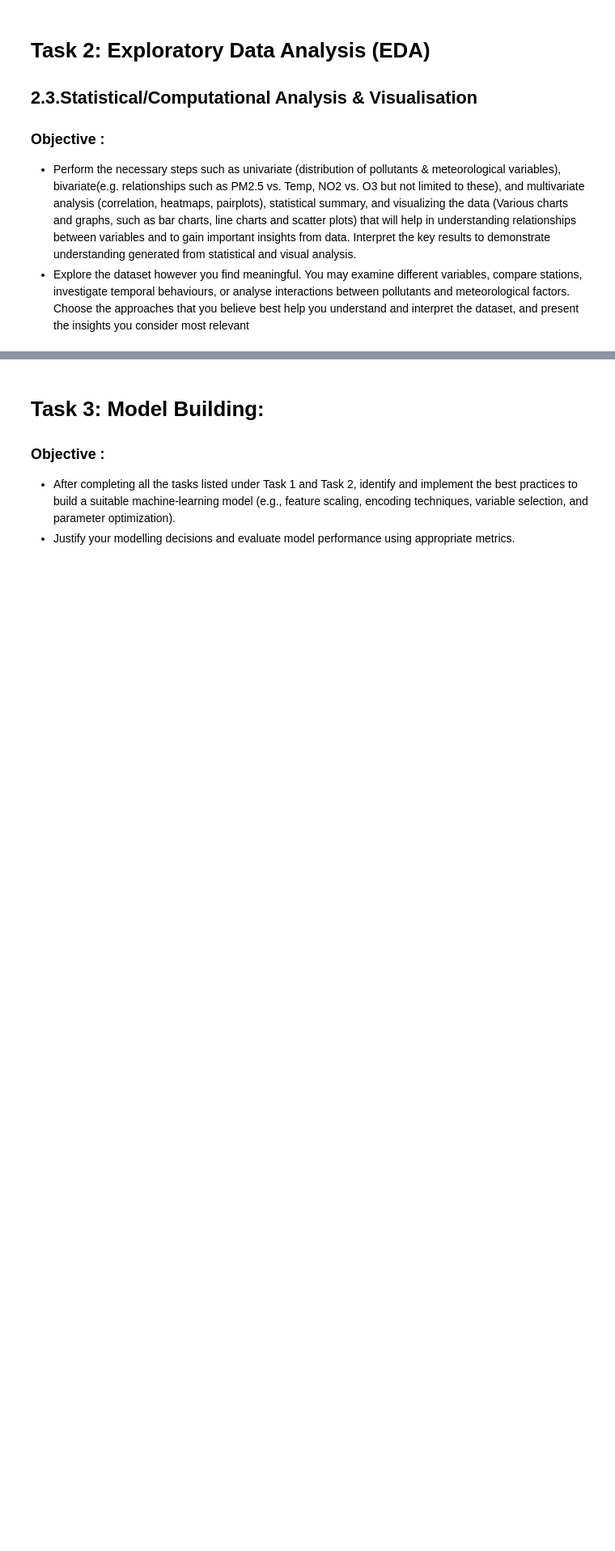
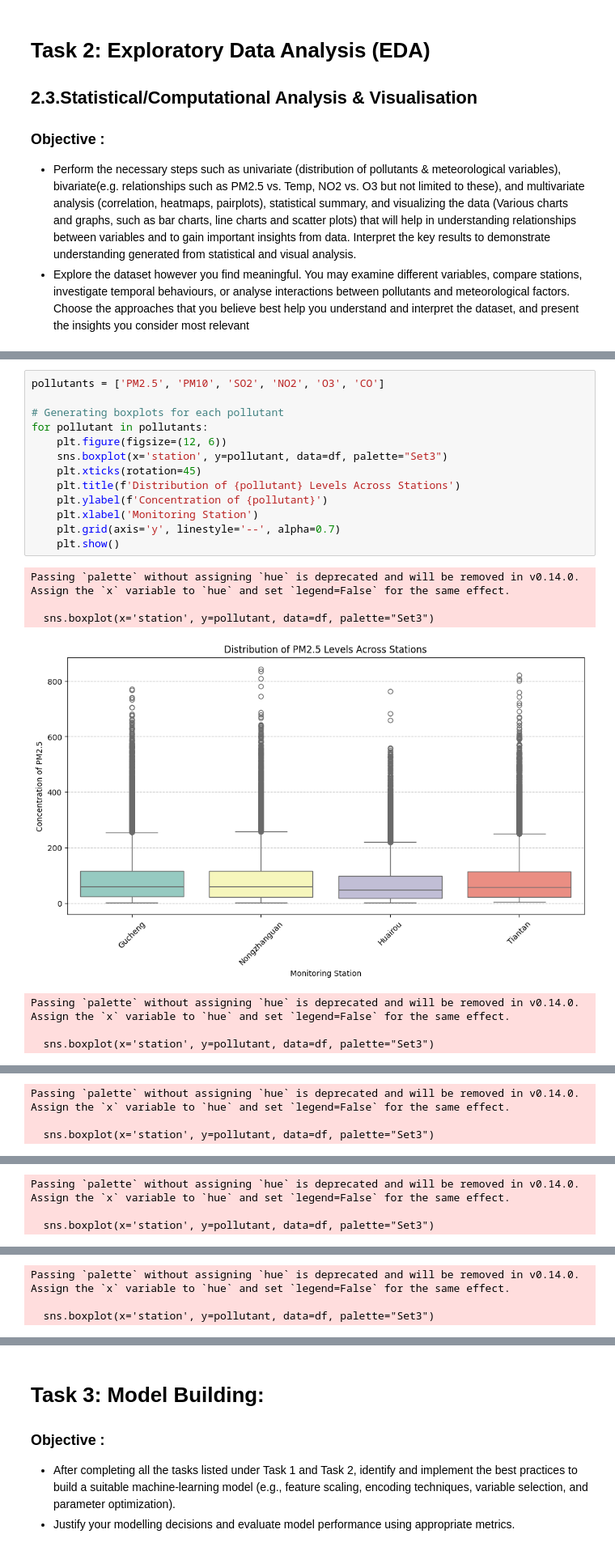
Before and after one commit to SarahPauwels-ucll/prog_for_data_analysis, a Jupyter notebook: load_data.ipynb, the cells around one changed output, grey strips where cells are left out. Shown at 81% size. Saved outputs shown, nothing was run; the diff lists cells and outputs as text; blank space fills up the shorter version.

```diff
--- a/load_data.ipynb
+++ b/load_data.ipynb
@@ -508,0 +568,21 @@ the dataset, and present the insights you consider most relevant
+# %%
+pollutants = ['PM2.5', 'PM10', 'SO2', 'NO2', 'O3', 'CO']
+
+# Generating boxplots for each pollutant
+for pollutant in pollutants:
+    plt.figure(figsize=(12, 6))
+    sns.boxplot(x='station', y=pollutant, data=df, palette="Set3")
+    plt.xticks(rotation=45)
+    plt.title(f'Distribution of {pollutant} Levels Across Stations')
+    plt.ylabel(f'Concentration of {pollutant}')
+    plt.xlabel('Monitoring Station')
+    plt.grid(axis='y', linestyle='--', alpha=0.7)
+    plt.show()
+# %% [output]
+Passing `palette` without assigning `hue` is deprecated and will be removed in v0.14.0. Assign the `x` variable to `hue` and set `legend=False` for the same effect.
+
+  sns.boxplot(x='station', y=pollutant, data=df, palette="Set3")
+[figure, added]
+Passing `palette` without assigning `hue` is deprecated and will be removed in v0.14.0. Assign the `x` variable to `hue` and set `legend=False` for the same effect.
+
+  sns.boxplot(x='station', y=pollutant, data=df, palette="Set3")
@@ -508,0 +590,3 @@ the dataset, and present the insights you consider most relevant
+Passing `palette` without assigning `hue` is deprecated and will be removed in v0.14.0. Assign the `x` variable to `hue` and set `legend=False` for the same effect.
+
+  sns.boxplot(x='station', y=pollutant, data=df, palette="Set3")
@@ -508,0 +594,3 @@ the dataset, and present the insights you consider most relevant
+Passing `palette` without assigning `hue` is deprecated and will be removed in v0.14.0. Assign the `x` variable to `hue` and set `legend=False` for the same effect.
+
+  sns.boxplot(x='station', y=pollutant, data=df, palette="Set3")
@@ -508,0 +598,3 @@ the dataset, and present the insights you consider most relevant
+Passing `palette` without assigning `hue` is deprecated and will be removed in v0.14.0. Assign the `x` variable to `hue` and set `legend=False` for the same effect.
+
+  sns.boxplot(x='station', y=pollutant, data=df, palette="Set3")
```
Also changed, not shown: parts of 11 cells of this notebook.
